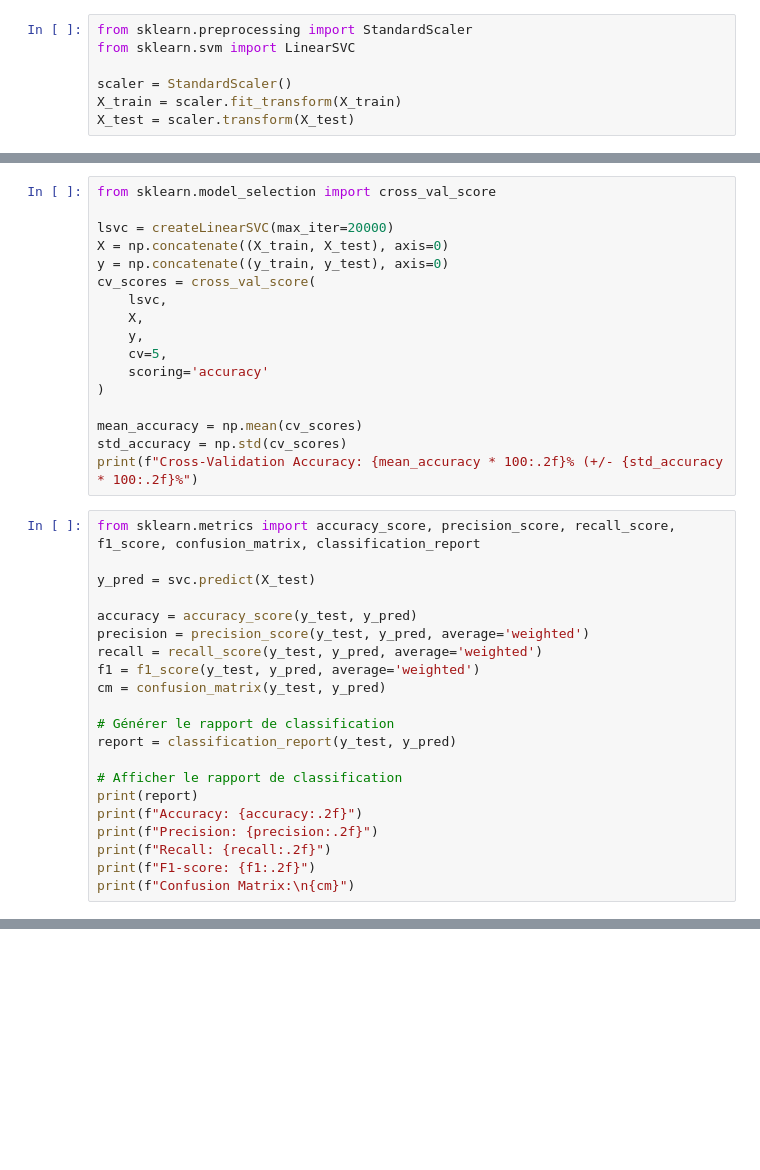
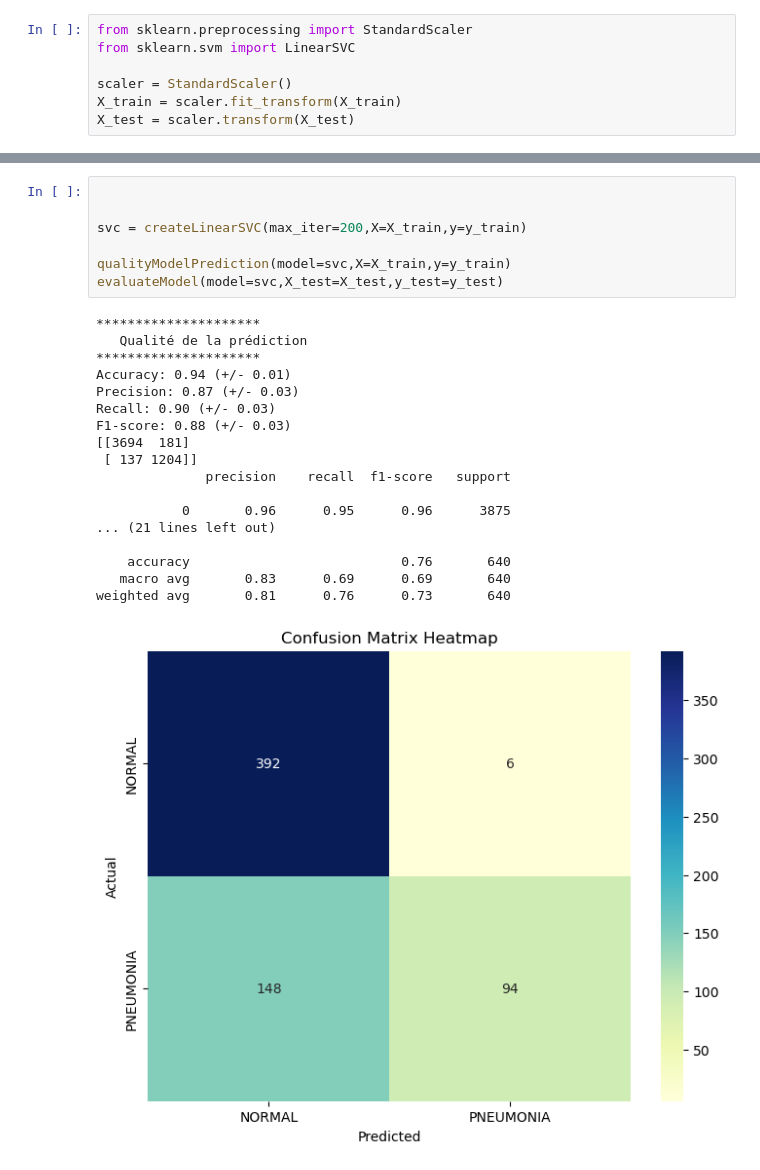
Before and after one commit to MelvinCERBA/RadiographyPneumoniaDetection, a Jupyter notebook: notebooks/sklearn.ipynb, the cells around one changed output, grey strips where cells are left out. Drawn from its saved outputs; the diff is of its cells as text; blank space fills up the shorter version.

```diff
--- a/notebooks/sklearn.ipynb
+++ b/notebooks/sklearn.ipynb
@@ -133,38 +91,0 @@ print(X.shape, y.shape)
-# %%
-from sklearn.model_selection import cross_val_score
-
-lsvc = createLinearSVC(max_iter=20000)
-X = np.concatenate((X_train, X_test), axis=0)
-y = np.concatenate((y_train, y_test), axis=0)
-cv_scores = cross_val_score(
-    lsvc,
-    X,
-    y,
-    cv=5,
-    scoring='accuracy'
-)
-
-mean_accuracy = np.mean(cv_scores)
-std_accuracy = np.std(cv_scores)
-print(f"Cross-Validation Accuracy: {mean_accuracy * 100:.2f}% (+/- {std_accuracy * 100:.2f}%")
-# %%
-from sklearn.metrics import accuracy_score, precision_score, recall_score, f1_score, confusion_matrix, classification_report
-
-y_pred = svc.predict(X_test)
-
-accuracy = accuracy_score(y_test, y_pred)
-precision = precision_score(y_test, y_pred, average='weighted')
-recall = recall_score(y_test, y_pred, average='weighted')
-f1 = f1_score(y_test, y_pred, average='weighted')
-cm = confusion_matrix(y_test, y_pred)
-
-# Générer le rapport de classification
-report = classification_report(y_test, y_pred)
-
-# Afficher le rapport de classification
-print(report)
-print(f"Accuracy: {accuracy:.2f}")
-print(f"Precision: {precision:.2f}")
-print(f"Recall: {recall:.2f}")
-print(f"F1-score: {f1:.2f}")
-print(f"Confusion Matrix:\n{cm}")
@@ -227,0 +189,26 @@ weighted avg       0.73      0.54      0.50       624
+# %%
+
+
+svc = createLinearSVC(max_iter=200,X=X_train,y=y_train)
+
+qualityModelPrediction(model=svc,X=X_train,y=y_train)
+evaluateModel(model=svc,X_test=X_test,y_test=y_test)
+# %% [output]
+*********************
+   Qualité de la prédiction
+*********************
+Accuracy: 0.94 (+/- 0.01)
+Precision: 0.87 (+/- 0.03)
+Recall: 0.90 (+/- 0.03)
+F1-score: 0.88 (+/- 0.03)
+[[3694  181]
+ [ 137 1204]]
+              precision    recall  f1-score   support
+
+           0       0.96      0.95      0.96      3875
+... (21 lines left out)
+
+    accuracy                           0.76       640
+   macro avg       0.83      0.69      0.69       640
+weighted avg       0.81      0.76      0.73       640
+[figure, added]
```
Also changed, not shown: parts of 29 cells of this notebook.
